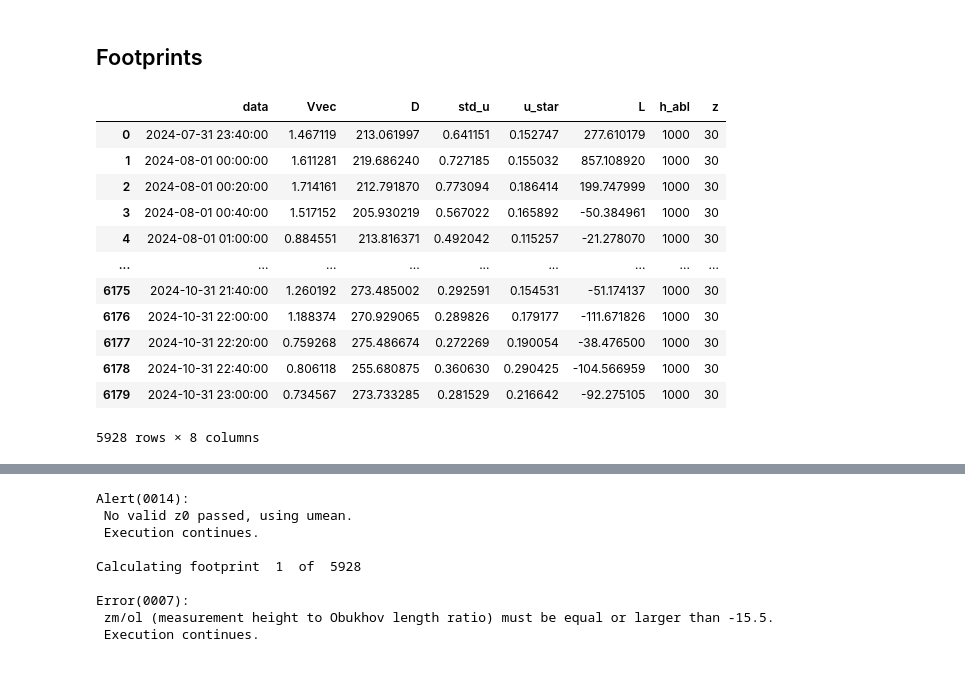
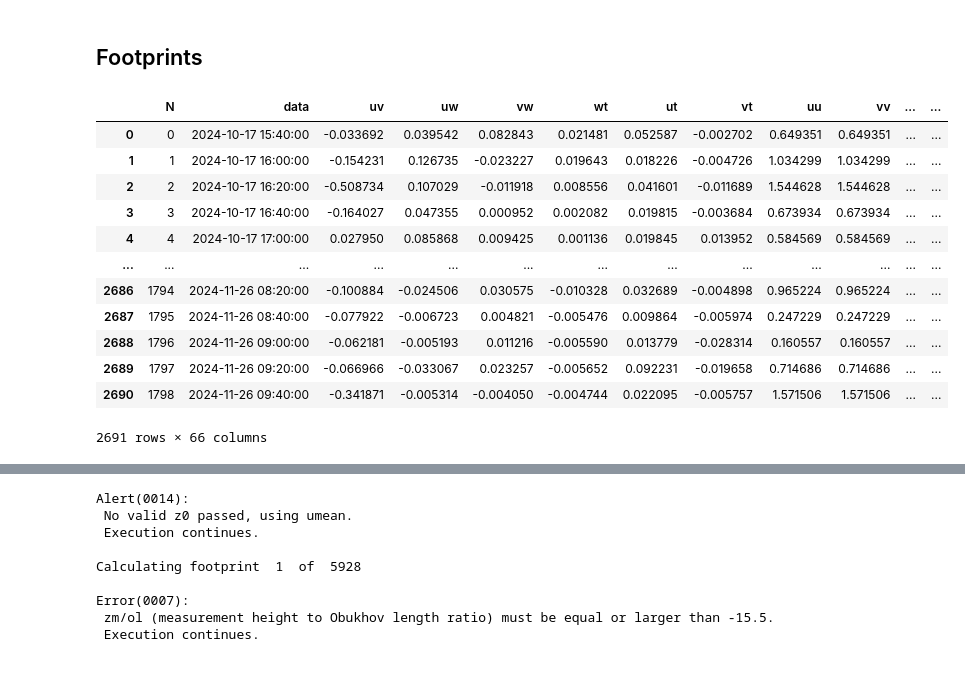
Before and after one commit to DrozdIlya/eclib, a Jupyter notebook: footprints/footprints.ipynb, the cells around one changed output, grey strips where cells are left out. Drawn from its saved outputs; the diff is of its cells as text; code cells hidden in the pictures.

```diff
--- a/footprints/footprints.ipynb
+++ b/footprints/footprints.ipynb
@@ -79,70 +80,70 @@ def select_variables_for_fp_calculation(df):
     df.dropna(inplace=True)
     return df
 # %%
-# name = 'bek_30m'
-# input_files = './input/bek/30/*.csv'
-# output_path = './output/bek/30/'
-# tower_lat = 56.4808722197168
-# tower_lon = 85.1015260601068
-# tower_h = 30
+name = 'bek_30m'
+input_files = './input/bek/30/*.csv'
+output_path = './output/bek/30/'
+tower_lat = 56.4808722197168
+tower_lon = 85.1015260601068
+tower_h = 30
 
 # name = 'imces_bdmk_30m'
 # input_files = './input/imces/bdmk/30/*.csv'
 # output_path = './output/imces/bdmk/30/'
 # tower_lat = 56.4749440905583
 # tower_lon = 85.0543485585687
 # tower_h = 30
 
 # name = 'imces_bdmk_40m'
 # input_files = './input/imces/bdmk/40/*.csv'
 # output_path = './output/imces/bdmk/40/'
 # tower_lat = 56.4749440905583
 # tower_lon = 85.0543485585687
 # tower_h = 40
 
 # name = 'imces_mezo_30m'
 # input_files = './input/imces/mezo/30/*.csv'
 # output_path = './output/imces/mezo/30/'
 # tower_lat = 56.4757084256941
 # tower_lon = 85.054697213036
 # tower_h = 30
 
-name = 'oblcom_30m'
-input_files = './input/oblcom/30/*.csv'
-output_path = './output/oblcom/30/'
-tower_lat = 56.4671832881314
-tower_lon = 84.9574514166707
-tower_h = 30
+# name = 'oblcom_30m'
+# input_files = './input/oblcom/30/*.csv'
+# output_path = './output/oblcom/30/'
+# tower_lat = 56.4671832881314
+# tower_lon = 84.9574514166707
+# tower_h = 30
 
 
 df = create_df(input_files)
 # print(*df.columns, sep='\n')
 
 df['data'] = pd.to_datetime(df.data, dayfirst=True)
+df['wu_h'] = (df.uw**2 + df.vw**2) ** 0.5
+# # f = calculate_coriolis_parameter(tower_lat)
+# # df['h_abl'] = (-1 + (1 + 2.28 * df.u_star / (df.L * f)) ** (1/2)) * df.L / 3.8
+# # df.loc[tower_h/df.L<0,'h_abl'] = 1000
+# df['h_abl'] = 1000
+# df['std_u'] = df.uu**(0.5)
 
-# f = calculate_coriolis_parameter(tower_lat)
-# df['h_abl'] = (-1 + (1 + 2.28 * df.u_star / (df.L * f)) ** (1/2)) * df.L / 3.8
-# df.loc[tower_h/df.L<0,'h_abl'] = 1000
-df['h_abl'] = 1000
-df['std_u'] = df.uu**(0.5)
+# df = df[['data','Vvec','D','std_u','u_star','L', 'h_abl']]
+# df = df[df['u_star'] > 0.1]
+# # df = df[df['L'] >= -tower_h/15.5]
 
-df = df[['data','Vvec','D','std_u','u_star','L', 'h_abl']]
-df = df[df['u_star'] > 0.1]
-# df = df[df['L'] >= -tower_h/15.5]
-
-df['z'] = tower_h
+# df['z'] = tower_h
 df
 # %% [output]
-|  | data | Vvec | D | std_u | u_star | L | h_abl | z |
-| 0 | 2024-07-31 23:40:00 | 1.467119 | 213.061997 | 0.641151 | 0.152747 | 277.610179 | 1000 | 30 |
-| 1 | 2024-08-01 00:00:00 | 1.611281 | 219.686240 | 0.727185 | 0.155032 | 857.108920 | 1000 | 30 |
-| 2 | 2024-08-01 00:20:00 | 1.714161 | 212.791870 | 0.773094 | 0.186414 | 199.747999 | 1000 | 30 |
-| 3 | 2024-08-01 00:40:00 | 1.517152 | 205.930219 | 0.567022 | 0.165892 | -50.384961 | 1000 | 30 |
-| 4 | 2024-08-01 01:00:00 | 0.884551 | 213.816371 | 0.492042 | 0.115257 | -21.278070 | 1000 | 30 |
-| ... | ... | ... | ... | ... | ... | ... | ... | ... |
-| 6175 | 2024-10-31 21:40:00 | 1.260192 | 273.485002 | 0.292591 | 0.154531 | -51.174137 | 1000 | 30 |
-| 6176 | 2024-10-31 22:00:00 | 1.188374 | 270.929065 | 0.289826 | 0.179177 | -111.671826 | 1000 | 30 |
-| 6177 | 2024-10-31 22:20:00 | 0.759268 | 275.486674 | 0.272269 | 0.190054 | -38.476500 | 1000 | 30 |
-| 6178 | 2024-10-31 22:40:00 | 0.806118 | 255.680875 | 0.360630 | 0.290425 | -104.566959 | 1000 | 30 |
-| 6179 | 2024-10-31 23:00:00 | 0.734567 | 273.733285 | 0.281529 | 0.216642 | -92.275105 | 1000 | 30 |
+|  | N | data | uv | uw | vw | wt | ut | vt | uu | vv | ... | ... |
+| 0 | 0 | 2024-10-17 15:40:00 | -0.033692 | 0.039542 | 0.082843 | 0.021481 | 0.052587 | -0.002702 | 0.649351 | 0.649351 | ... | ... |
+| 1 | 1 | 2024-10-17 16:00:00 | -0.154231 | 0.126735 | -0.023227 | 0.019643 | 0.018226 | -0.004726 | 1.034299 | 1.034299 | ... | ... |
+| 2 | 2 | 2024-10-17 16:20:00 | -0.508734 | 0.107029 | -0.011918 | 0.008556 | 0.041601 | -0.011689 | 1.544628 | 1.544628 | ... | ... |
+| 3 | 3 | 2024-10-17 16:40:00 | -0.164027 | 0.047355 | 0.000952 | 0.002082 | 0.019815 | -0.003684 | 0.673934 | 0.673934 | ... | ... |
+| 4 | 4 | 2024-10-17 17:00:00 | 0.027950 | 0.085868 | 0.009425 | 0.001136 | 0.019845 | 0.013952 | 0.584569 | 0.584569 | ... | ... |
+| ... | ... | ... | ... | ... | ... | ... | ... | ... | ... | ... | ... | ... |
+| 2686 | 1794 | 2024-11-26 08:20:00 | -0.100884 | -0.024506 | 0.030575 | -0.010328 | 0.032689 | -0.004898 | 0.965224 | 0.965224 | ... | ... |
+| 2687 | 1795 | 2024-11-26 08:40:00 | -0.077922 | -0.006723 | 0.004821 | -0.005476 | 0.009864 | -0.005974 | 0.247229 | 0.247229 | ... | ... |
+| 2688 | 1796 | 2024-11-26 09:00:00 | -0.062181 | -0.005193 | 0.011216 | -0.005590 | 0.013779 | -0.028314 | 0.160557 | 0.160557 | ... | ... |
+| 2689 | 1797 | 2024-11-26 09:20:00 | -0.066966 | -0.033067 | 0.023257 | -0.005652 | 0.092231 | -0.019658 | 0.714686 | 0.714686 | ... | ... |
+| 2690 | 1798 | 2024-11-26 09:40:00 | -0.341871 | -0.005314 | -0.004050 | -0.004744 | 0.022095 | -0.005757 | 1.571506 | 1.571506 | ... | ... |
-5928 rows × 8 columns
+2691 rows × 66 columns
```
Also changed, not shown: parts of 4 cells of this notebook.
